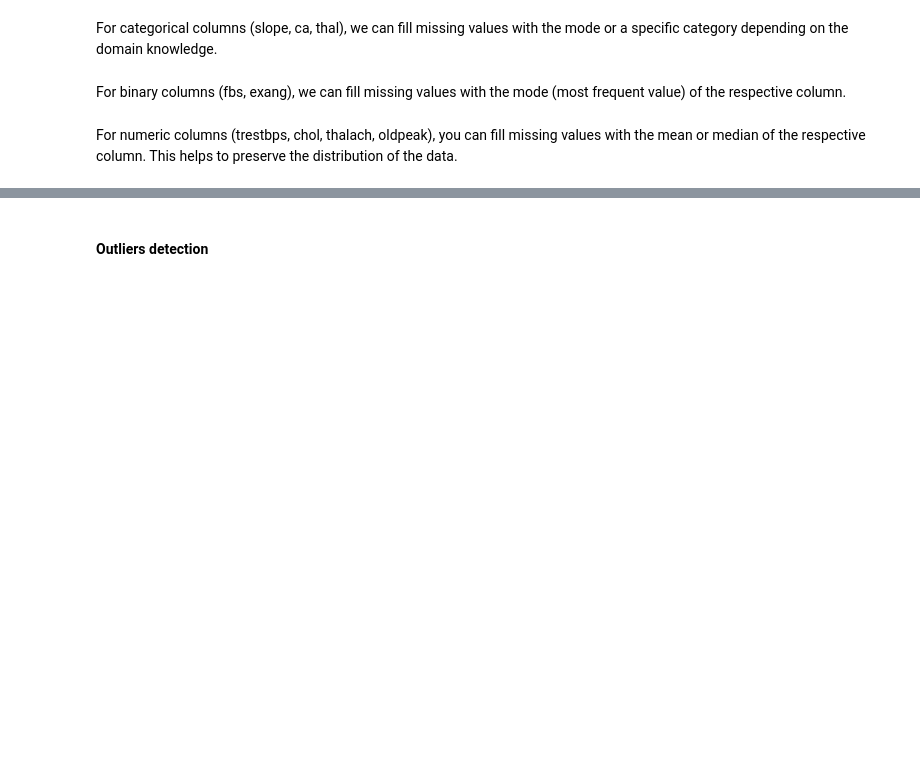
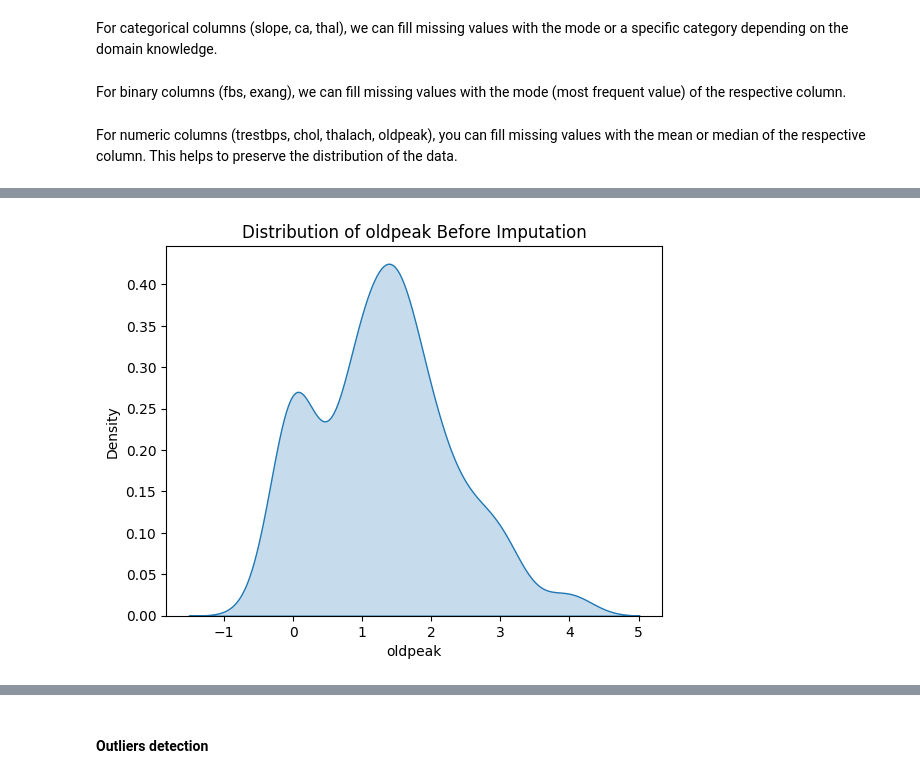
Before and after one commit to Yash-Barjatya/IME672-Data-Mining-Assignments, a Jupyter notebook: Assignment-4/assignment4-201138.ipynb, the cells around one changed output, grey strips where cells are left out. Cells and saved outputs as stored; diff of their text form; code cells hidden in the pictures; blank space fills up the shorter version.

```diff
--- a/Assignment-4/assignment4-201138.ipynb
+++ b/Assignment-4/assignment4-201138.ipynb
@@ -141,0 +149,4 @@ fill_with_median(heart, 'chol', ['sex', 'cp','age'])
+# %%
+KDEplot('oldpeak')
+# %% [output]
+[figure, added]
```
Also changed, not shown: parts of 13 cells of this notebook.
